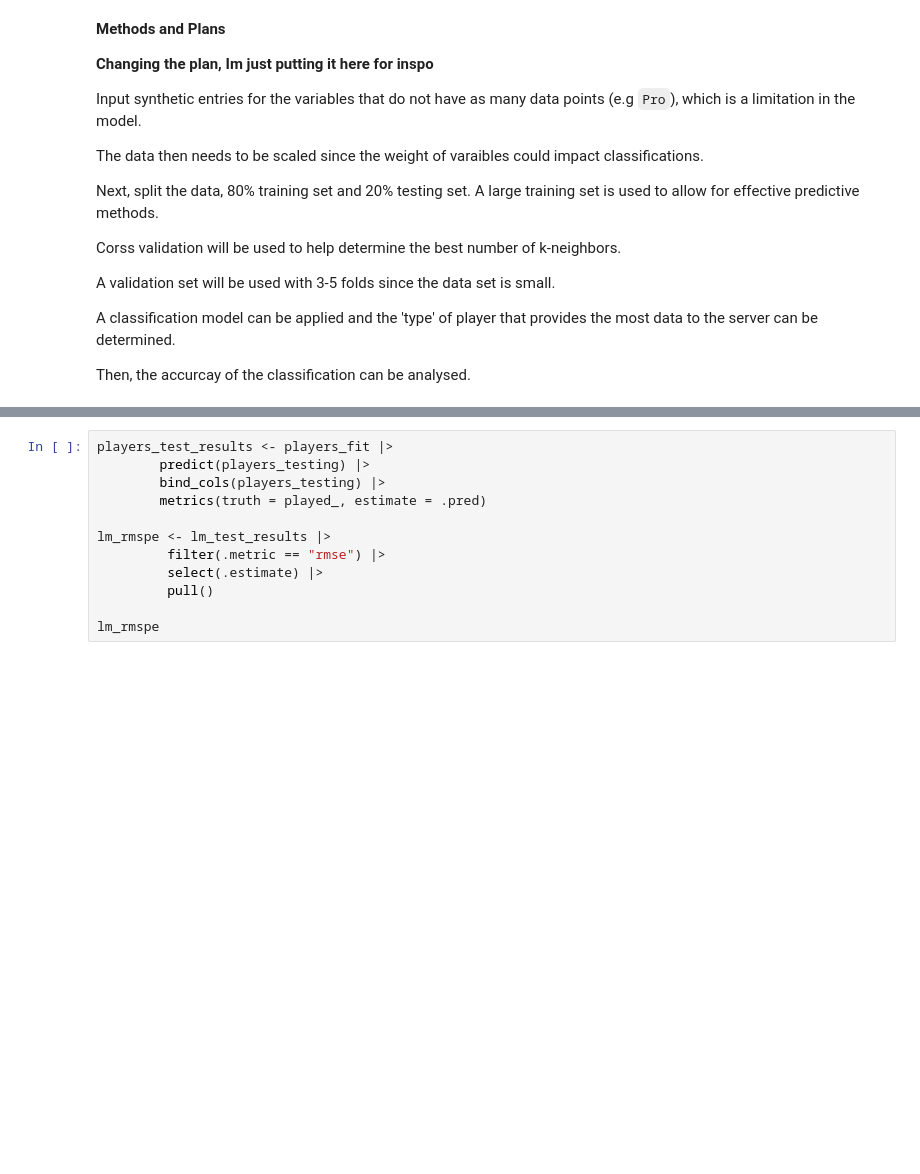
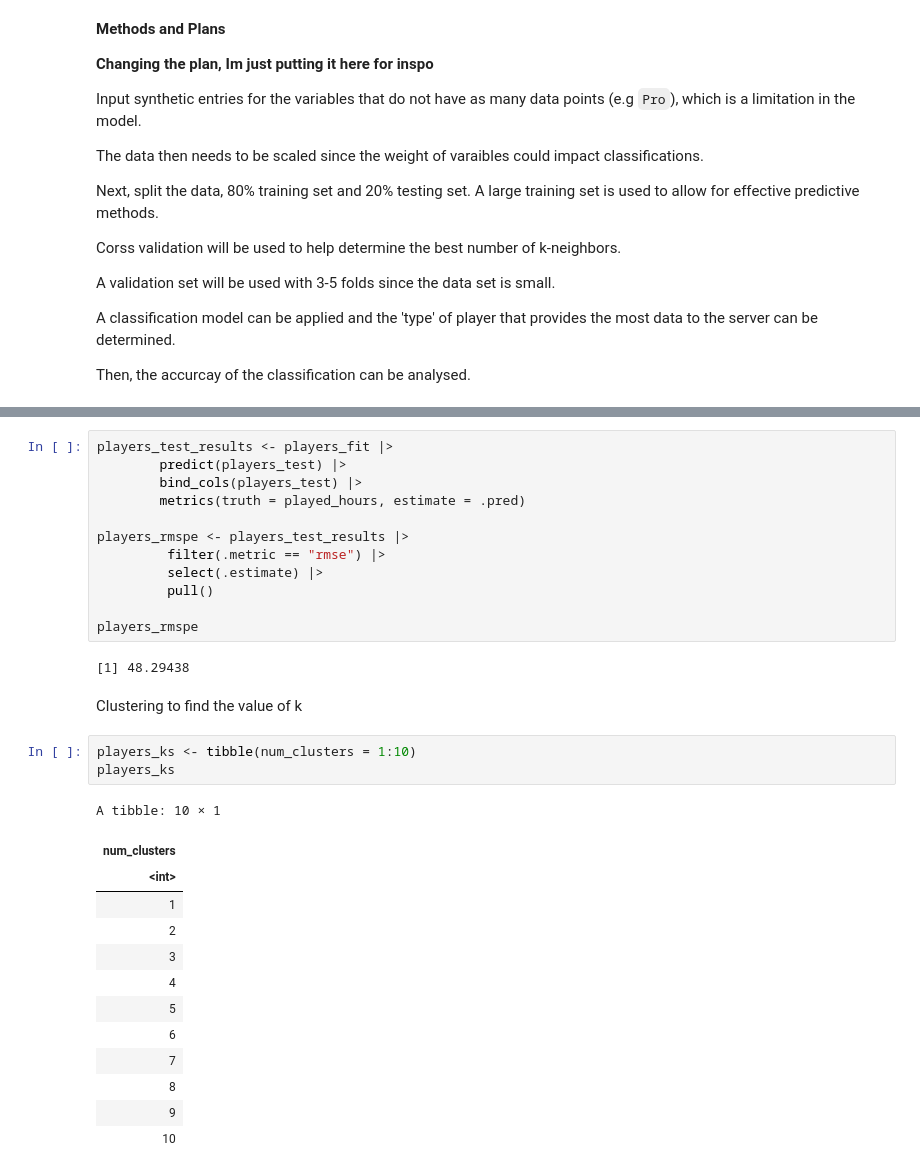
Before and after one commit to zoevanmontfort/Group_Project, a Jupyter notebook: Untitled.ipynb, the cells around one changed output, grey strips where cells are left out. Drawn from its saved outputs; the diff is of its cells as text; blank space fills up the shorter version.

Commit message:
Started K Clustering
Still some errors that will be fixed

```diff
--- a/Untitled.ipynb
+++ b/Untitled.ipynb
@@ -305,12 +292,33 @@ Warning message:
 # %%
 players_test_results <- players_fit |>
-        predict(players_testing) |>
-        bind_cols(players_testing) |>
-        metrics(truth = played_, estimate = .pred)
+        predict(players_test) |>
+        bind_cols(players_test) |>
+        metrics(truth = played_hours, estimate = .pred)
 
-lm_rmspe <- lm_test_results |>
+players_rmspe <- players_test_results |>
          filter(.metric == "rmse") |>
          select(.estimate) |>
          pull()
 
-lm_rmspe
+players_rmspe
+# %% [output]
+[1] 48.29438
+# %% [markdown]
+Clustering to find the value of k
+# %%
+players_ks <- tibble(num_clusters = 1:10)
+players_ks
+# %% [output]
+A tibble: 10 × 1
+| num_clusters |
+| <int> |
+| 1 |
+| 2 |
+| 3 |
+| 4 |
+| 5 |
+| 6 |
+| 7 |
+| 8 |
+| 9 |
+| 10 |
```
Also changed, not shown: parts of 8 cells of this notebook.
